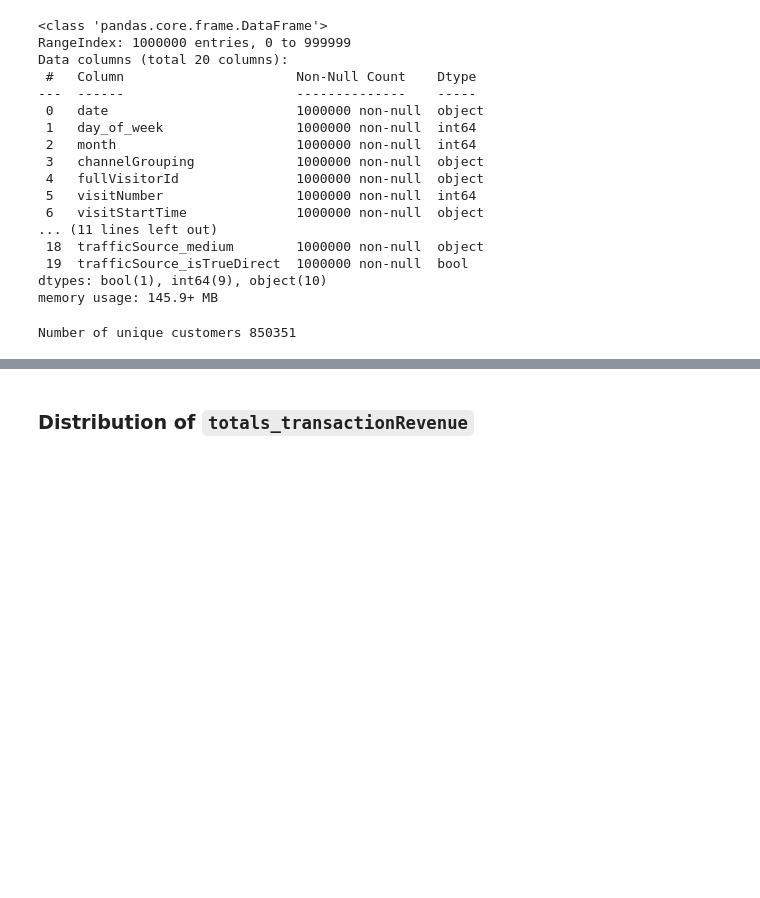
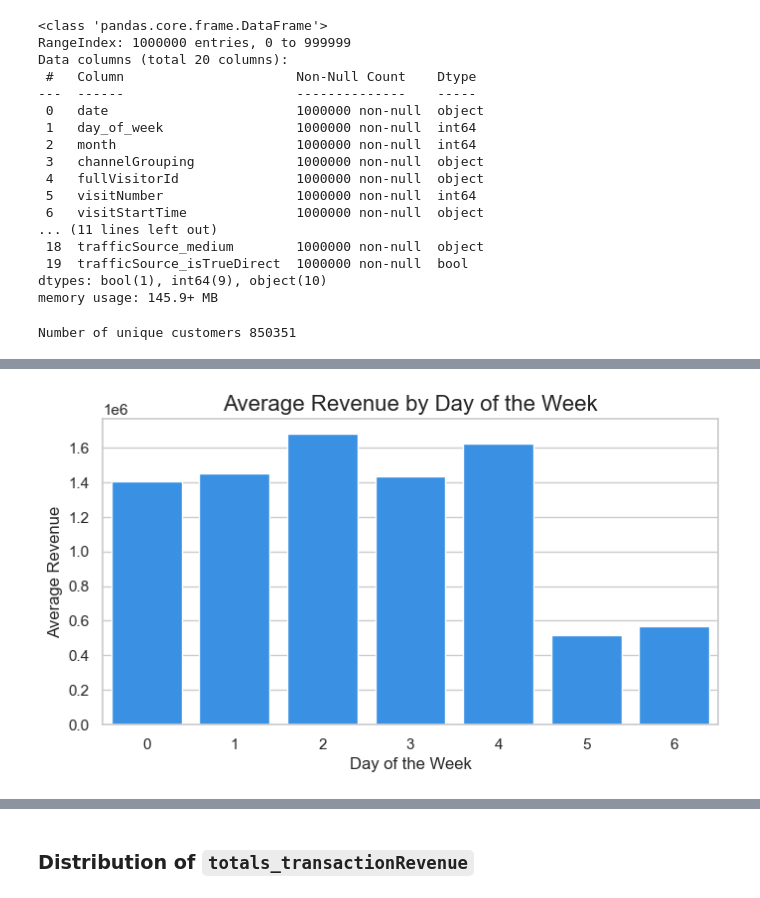
Before and after one commit to PaolaGaray/GA-CustomerRevenuePrediction, a Jupyter notebook: notebooks/EDA.ipynb, the cells around one changed output, grey strips where cells are left out. Saved outputs shown, nothing was run; the diff lists cells and outputs as text; code cells hidden in the pictures; blank space fills up the shorter version.

```diff
--- a/notebooks/EDA.ipynb
+++ b/notebooks/EDA.ipynb
@@ -48,0 +81,10 @@ Number of unique customers 850351
+# %%
+plt.figure(figsize=(8, 4))
+sns.barplot(x=avg_revenue_day.index, y=avg_revenue_day.values, color="dodgerblue")
+
+plt.title("Average Revenue by Day of the Week", fontsize=16)
+plt.xlabel("Day of the Week", fontsize=12)
+plt.ylabel("Average Revenue", fontsize=12)
+plt.show()
+# %% [output]
+[figure, added]
```
Also changed, not shown: parts of 17 cells of this notebook.
